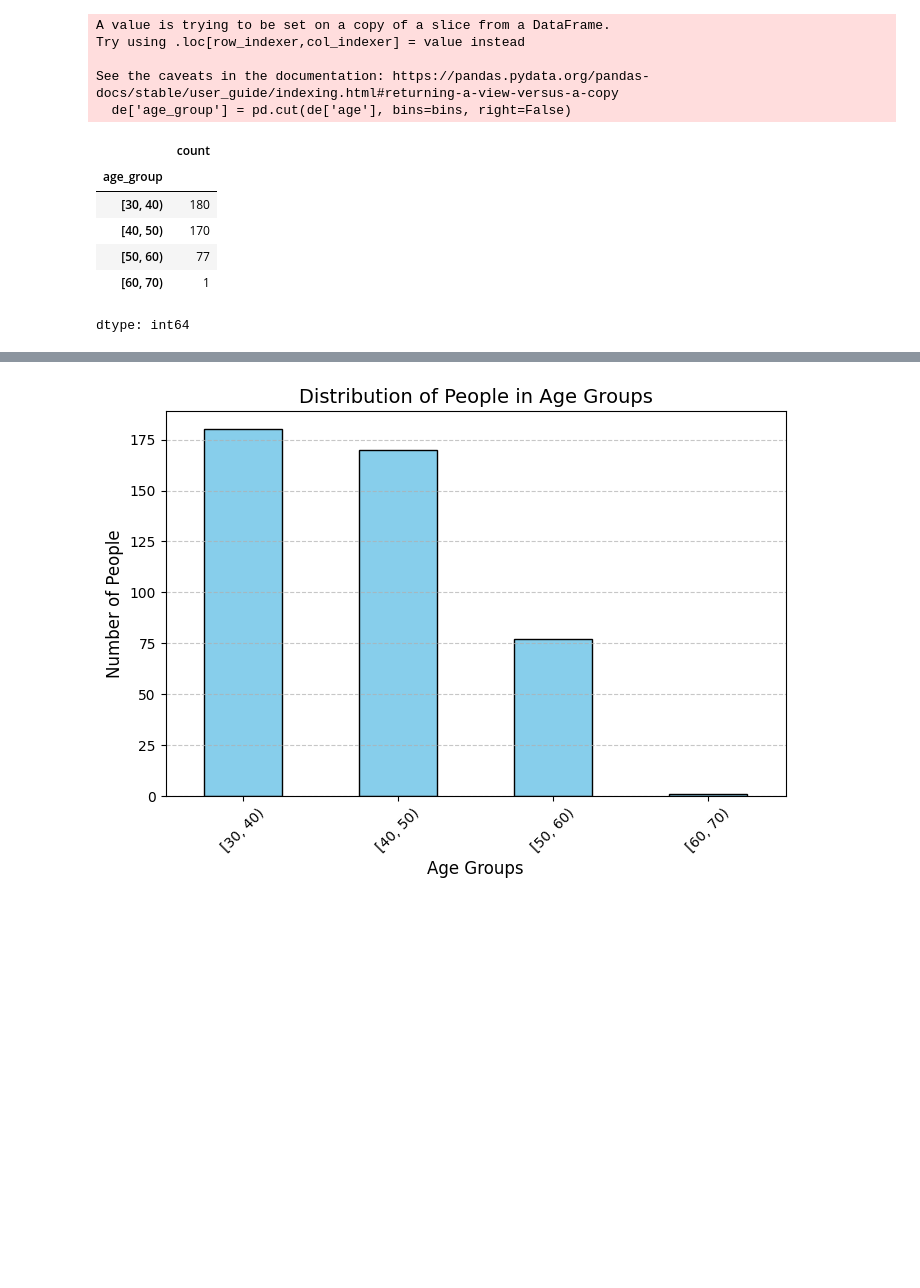
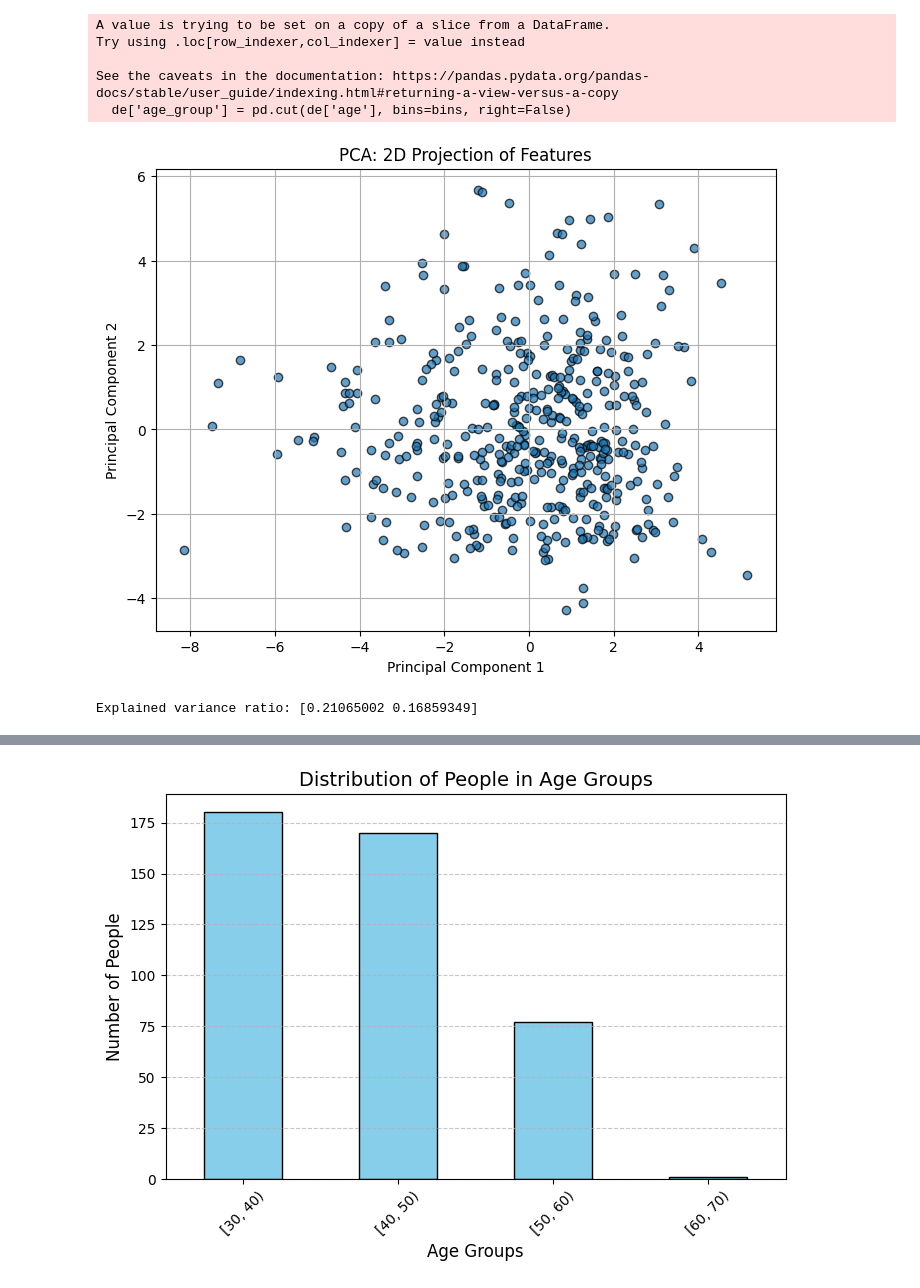
Before and after one commit to Dhanvi20633/eda1, a Jupyter notebook: 21BDS0322.ipynb, the cells around one changed output, grey strips where cells are left out. Saved outputs shown, nothing was run; the diff lists cells and outputs as text; code cells hidden in the pictures; blank space fills up the shorter version.

```diff
--- a/21BDS0322.ipynb
+++ b/21BDS0322.ipynb
@@ -262,10 +306,35 @@ age_counts = de['age_group'].value_counts().sort_index()
-# %%
-age_counts
-# %% [output]
-|  | count |
-| age_group |  |
-| [30, 40) | 180 |
-| [40, 50) | 170 |
-| [50, 60) | 77 |
-| [60, 70) | 1 |
-dtype: int64
+# %%
+from sklearn.decomposition import PCA
+from sklearn.preprocessing import StandardScaler
+import matplotlib.pyplot as plt
+
+
+# Step 1: Drop rows with missing target and missing features
+df = df.dropna(subset=['wage'])  # target column
+df = df.dropna()  # remove remaining rows with NaNs
+
+# Step 2: Select only numeric columns (excluding target)
+X = df.drop(columns=['wage']).select_dtypes(include='number')
+
+# Step 3: Scale the data
+scaler = StandardScaler()
+X_scaled = scaler.fit_transform(X)
+
+# Step 4: Apply PCA
+pca = PCA(n_components=2)  # Reduce to 2 dimensions
+X_pca = pca.fit_transform(X_scaled)
+
+# Step 5: Plot the result
+plt.figure(figsize=(8, 6))
+plt.scatter(X_pca[:, 0], X_pca[:, 1], alpha=0.7, edgecolors='k')
+plt.title("PCA: 2D Projection of Features")
+plt.xlabel("Principal Component 1")
+plt.ylabel("Principal Component 2")
+plt.grid(True)
+plt.show()
+
+# Optional: Check explained variance
+print("Explained variance ratio:", pca.explained_variance_ratio_)
+# %% [output]
+[figure, added]
+Explained variance ratio: [0.21065002 0.16859349]
```
Also changed, not shown: parts of 11 cells of this notebook.
